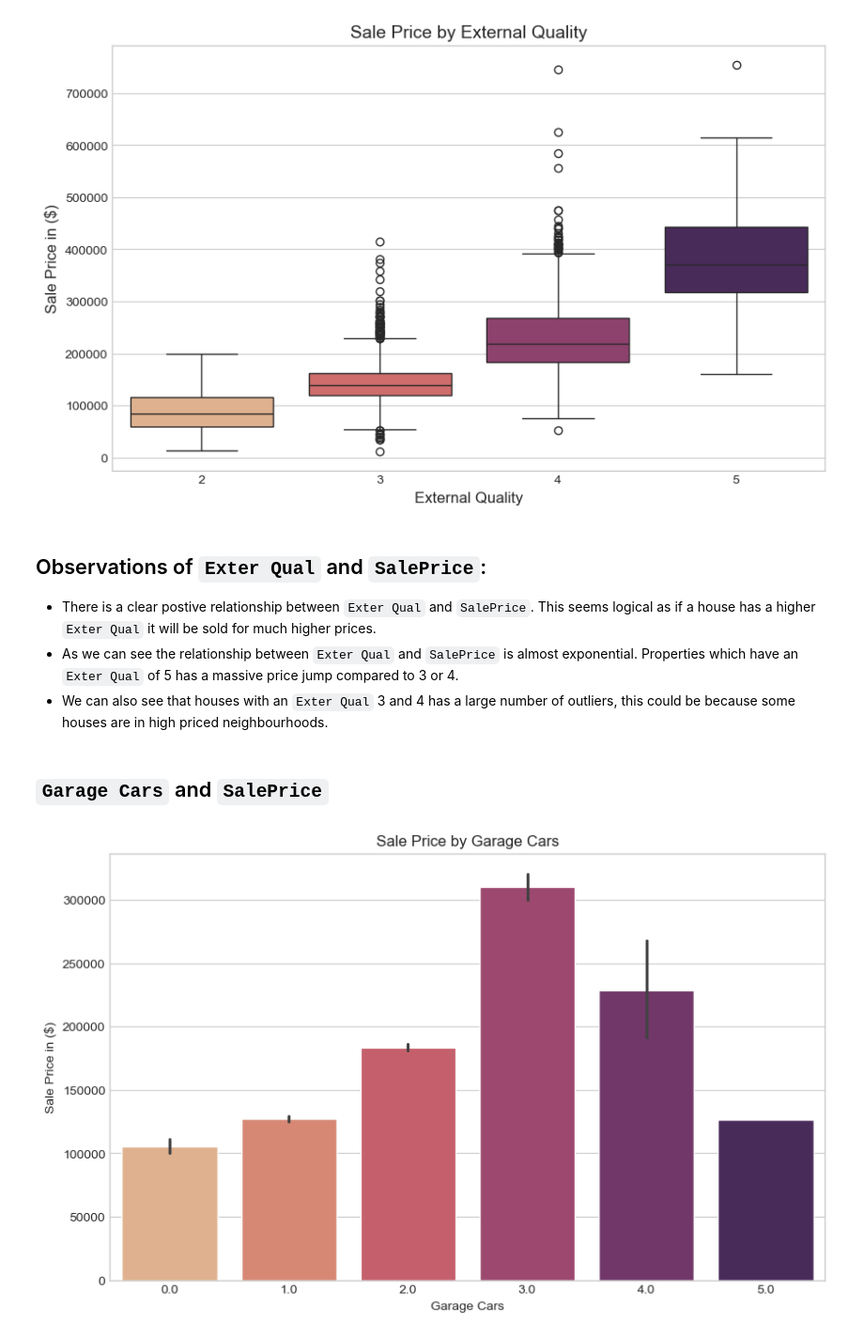
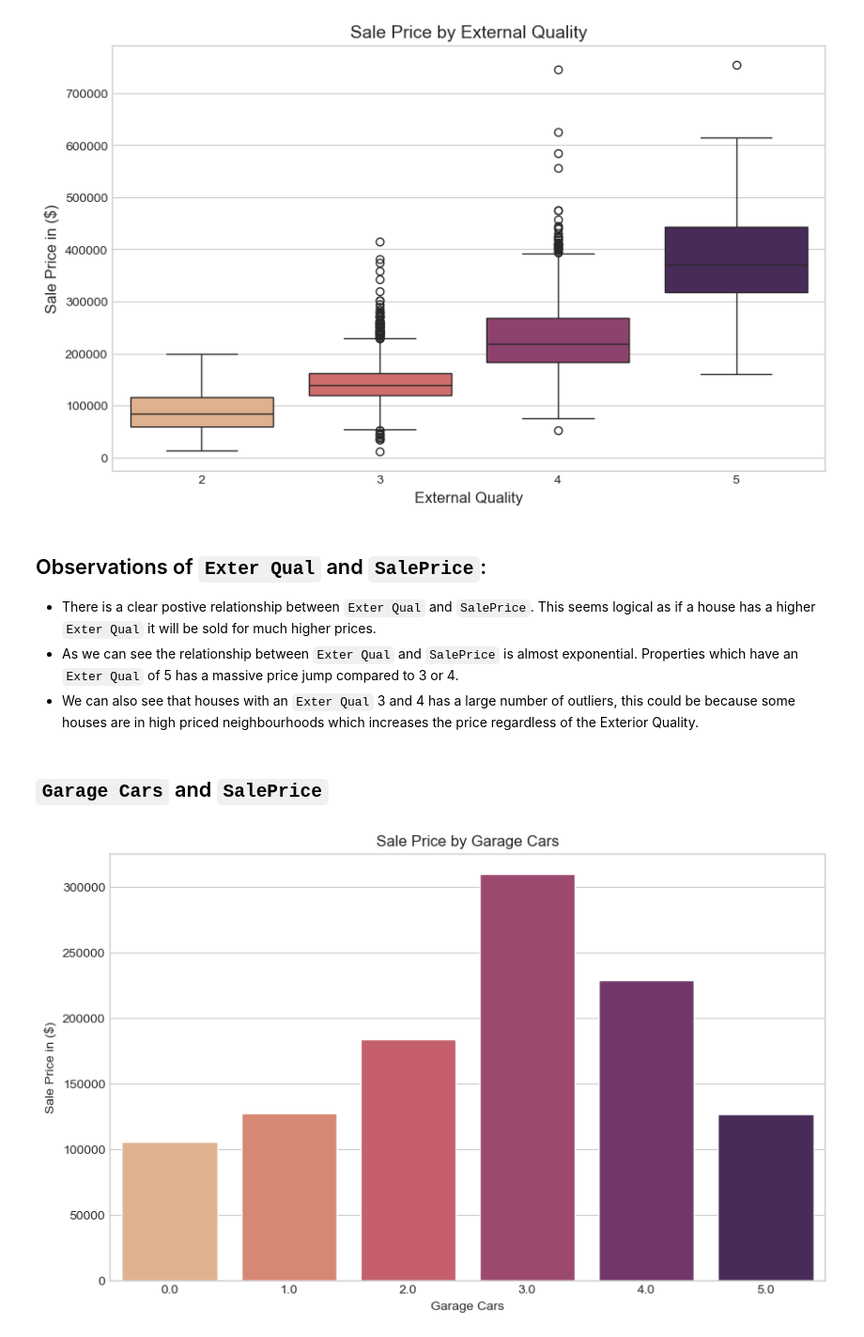
Before and after one commit to Sandeep20013/AI-Learning-Tracking, a Jupyter notebook: Projects/Ames Housing Prediction/Ames Housing Price Prediction - Visualization and Feature Engineering.ipynb, the cells around one changed output. Shown: that part at 94% size. Drawn from its saved outputs; the diff is of its cells as text; code cells hidden in the pictures.

```diff
--- a/Projects/Ames Housing Prediction/Ames Housing Price Prediction - Visualization and Feature Engineering.ipynb
+++ b/Projects/Ames Housing Prediction/Ames Housing Price Prediction - Visualization and Feature Engineering.ipynb
@@ -77,8 +77,6 @@ df['Block'] = df['PID'].str[4:7].apply(lambda x: x.zfill(3))
 df.drop(columns = ['PID'], inplace = True)
 # %%
 df['Total_Porch_Area'] = df['Open Porch SF'] + df['Enclosed Porch'] + df['3Ssn Porch'] + df['Screen Porch']
-# %%
-df['Total_Basement_Area'] = df['BsmtFin SF 1'] + df['BsmtFin SF 2'] + df['Bsmt Unf SF']
 # %%
 df['Total_Living_Area'] = df['Gr Liv Area'] + df['BsmtFin SF 1'] + df['BsmtFin SF 2']
 # %%
@@ -355,14 +353,14 @@ sns.boxplot(data = df, x = 'Exter Qual', y = 'SalePrice', hue = 'Exter Qual', pa
 
 * There is a clear postive relationship between `Exter Qual` and `SalePrice`. This seems logical as if a house has a higher `Exter Qual` it will be sold for much higher prices.
 * As we can see the relationship between `Exter Qual` and `SalePrice` is almost exponential. Properties which have an `Exter Qual` of 5 has a massive price jump compared to 3 or 4.
-* We can also see that houses with an `Exter Qual` 3 and 4 has a large number of outliers, this could be because some houses are in high priced neighbourhoods.
+* We can also see that houses with an `Exter Qual` 3 and 4 has a large number of outliers, this could be because some houses are in high priced neighbourhoods which increases the price regardless of the Exterior Quality.
 # %% [markdown]
 ## `Garage Cars` and `SalePrice`
 # %%
 plt.figure(figsize=(10, 6))
 plt.title("Sale Price by Garage Cars")
 plt.xlabel("Garage Cars")
 plt.ylabel("Sale Price in ($)")
-sns.barplot(data = df, x = 'Garage Cars', y = 'SalePrice', hue = 'Garage Cars', palette=  'flare', legend = False);
+sns.barplot(data = df, x = 'Garage Cars', y = 'SalePrice', hue = 'Garage Cars', palette=  'flare', legend = False, errorbar = None);
 # %% [output]
-[figure, old version]
+[figure, new version]
```
Also changed, not shown: parts of 23 cells of this notebook, 2 other files.
